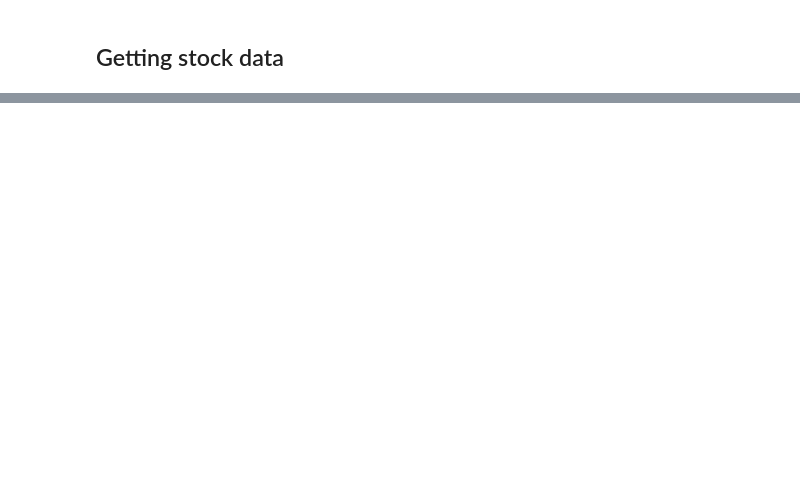
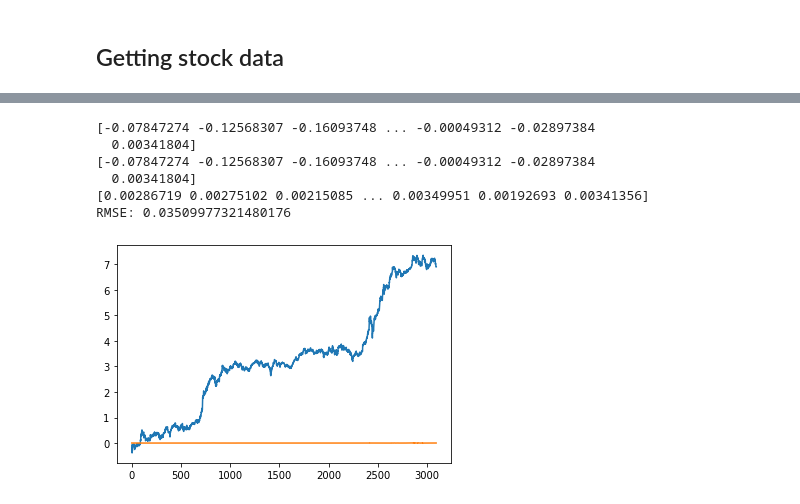
Before and after one commit to frankie-2nfro-com/stock_simple_prediction, a Jupyter notebook: data_preparation.ipynb, the cells around one changed output, grey strips where cells are left out. Saved outputs shown, nothing was run; the diff lists cells and outputs as text; code cells hidden in the pictures; blank space fills up the shorter version.

```diff
--- a/data_preparation.ipynb
+++ b/data_preparation.ipynb
@@ -147,0 +194,3 @@ Name: 2d_before_close, Length: 3212, dtype: float64
+# %%
+SONY_df = get_yahoo_stock_data("GOOG", columns=None, dfrom='2010-1-1')
+SONY_df
@@ -147,0 +212,3 @@ Name: 2d_before_close, Length: 3212, dtype: float64
+# %%
+test_df = gen_features(SONY_df)
+test_df
@@ -147,0 +230,6 @@ Name: 2d_before_close, Length: 3212, dtype: float64
+# %%
+feature_np = test_df.values
+test_x = feature_np[:, 1:]
+test_y_regress = feature_np[:, 0]
+test_y_classification = np.where(test_y_regress > 0, 1, 0)
+test_x[:5], test_y_regress[:5], test_y_classification[:5]
@@ -147,0 +254,29 @@ Name: 2d_before_close, Length: 3212, dtype: float64
+# %%
+from sklearn.linear_model import LinearRegression
+from sklearn.model_selection import train_test_split
+from sklearn.model_selection import cross_val_score
+
+def regress_process(estimator, train_x, train_y_regress, test_x, test_y_regress):
+    estimator.fit(train_x, train_y_regress)
+    print(train_y_regress)
+    test_y_predict_regress = estimator.predict(test_x)
+    print(test_y_regress)
+    print(test_y_predict_regress)
+    plt.plot(test_y_regress.cumsum())
+    plt.plot(test_y_predict_regress)
+
+
+    scores = cross_val_score(estimator, train_x, train_y_regress, cv=10, scoring="neg_mean_squared_error")
+    mean_sc = np.mean(np.sqrt(-scores))
+    print('RMSE: ' + str(mean_sc))
+# %%
+estimator = LinearRegression()
+regress_process(estimator, train_x, train_y_regress, train_x, train_y_regress)
+# %% [output]
+[-0.07847274 -0.12568307 -0.16093748 ... -0.00049312 -0.02897384
+  0.00341804]
+[-0.07847274 -0.12568307 -0.16093748 ... -0.00049312 -0.02897384
+  0.00341804]
+[0.00286719 0.00275102 0.00215085 ... 0.00349951 0.00192693 0.00341356]
+RMSE: 0.03509977321480176
+[figure, added]
```
Also changed, not shown: parts of 20 cells of this notebook, 1 other file.
